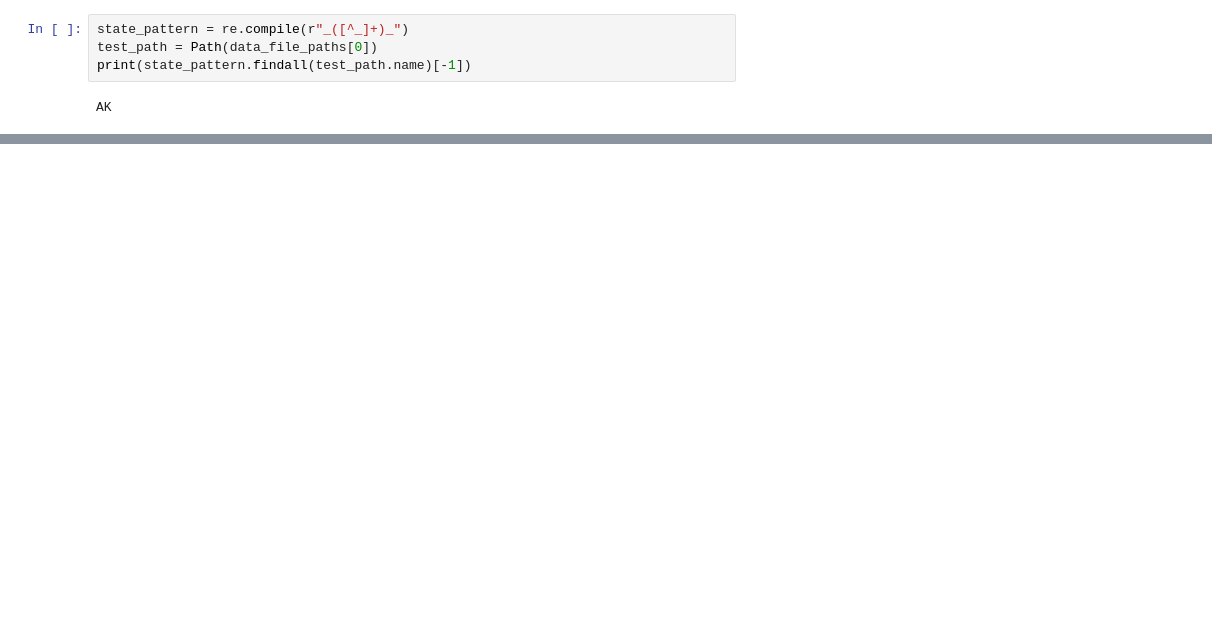
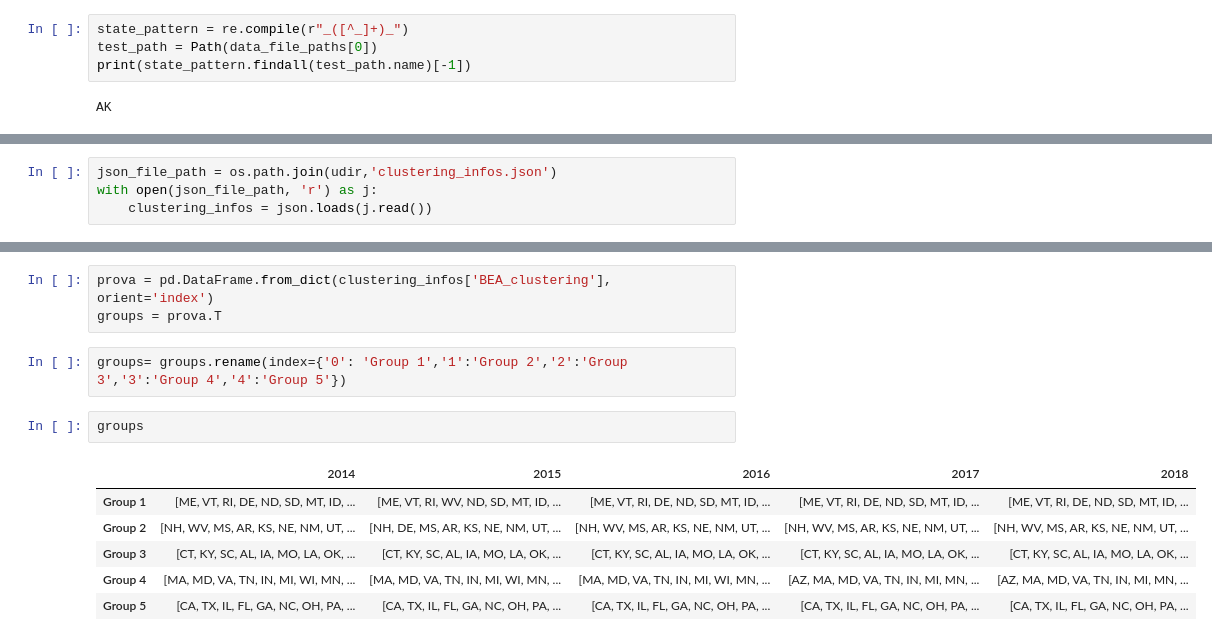
Before and after one commit to SaraBonati/fair_ml_thesis, a Jupyter notebook: notebooks/tables.ipynb, the cells around one changed output, grey strips where cells are left out. Cells and saved outputs as stored; diff of their text form; blank space fills up the shorter version.

Commit message:
finalize tables

```diff
--- a/notebooks/tables.ipynb
+++ b/notebooks/tables.ipynb
@@ -245,0 +215,4 @@ print(table1_final.to_latex())
+# %%
+json_file_path = os.path.join(udir,'clustering_infos.json')
+with open(json_file_path, 'r') as j:
+    clustering_infos = json.loads(j.read())
@@ -245,0 +239,14 @@ print(table1_final.to_latex())
+# %%
+prova = pd.DataFrame.from_dict(clustering_infos['BEA_clustering'], orient='index')
+groups = prova.T
+# %%
+groups= groups.rename(index={'0': 'Group 1','1':'Group 2','2':'Group 3','3':'Group 4','4':'Group 5'})
+# %%
+groups
+# %% [output]
+|  | 2014 | 2015 | 2016 | 2017 | 2018 |
+| Group 1 | [ME, VT, RI, DE, ND, SD, MT, ID, ... | [ME, VT, RI, WV, ND, SD, MT, ID, ... | [ME, VT, RI, DE, ND, SD, MT, ID, ... | [ME, VT, RI, DE, ND, SD, MT, ID, ... | [ME, VT, RI, DE, ND, SD, MT, ID, ... |
+| Group 2 | [NH, WV, MS, AR, KS, NE, NM, UT, ... | [NH, DE, MS, AR, KS, NE, NM, UT, ... | [NH, WV, MS, AR, KS, NE, NM, UT, ... | [NH, WV, MS, AR, KS, NE, NM, UT, ... | [NH, WV, MS, AR, KS, NE, NM, UT, ... |
+| Group 3 | [CT, KY, SC, AL, IA, MO, LA, OK, ... | [CT, KY, SC, AL, IA, MO, LA, OK, ... | [CT, KY, SC, AL, IA, MO, LA, OK, ... | [CT, KY, SC, AL, IA, MO, LA, OK, ... | [CT, KY, SC, AL, IA, MO, LA, OK, ... |
+| Group 4 | [MA, MD, VA, TN, IN, MI, WI, MN, ... | [MA, MD, VA, TN, IN, MI, WI, MN, ... | [MA, MD, VA, TN, IN, MI, WI, MN, ... | [AZ, MA, MD, VA, TN, IN, MI, MN, ... | [AZ, MA, MD, VA, TN, IN, MI, MN, ... |
+| Group 5 | [CA, TX, IL, FL, GA, NC, OH, PA, ... | [CA, TX, IL, FL, GA, NC, OH, PA, ... | [CA, TX, IL, FL, GA, NC, OH, PA, ... | [CA, TX, IL, FL, GA, NC, OH, PA, ... | [CA, TX, IL, FL, GA, NC, OH, PA, ... |
```
Also changed, not shown: parts of 13 cells of this notebook.
